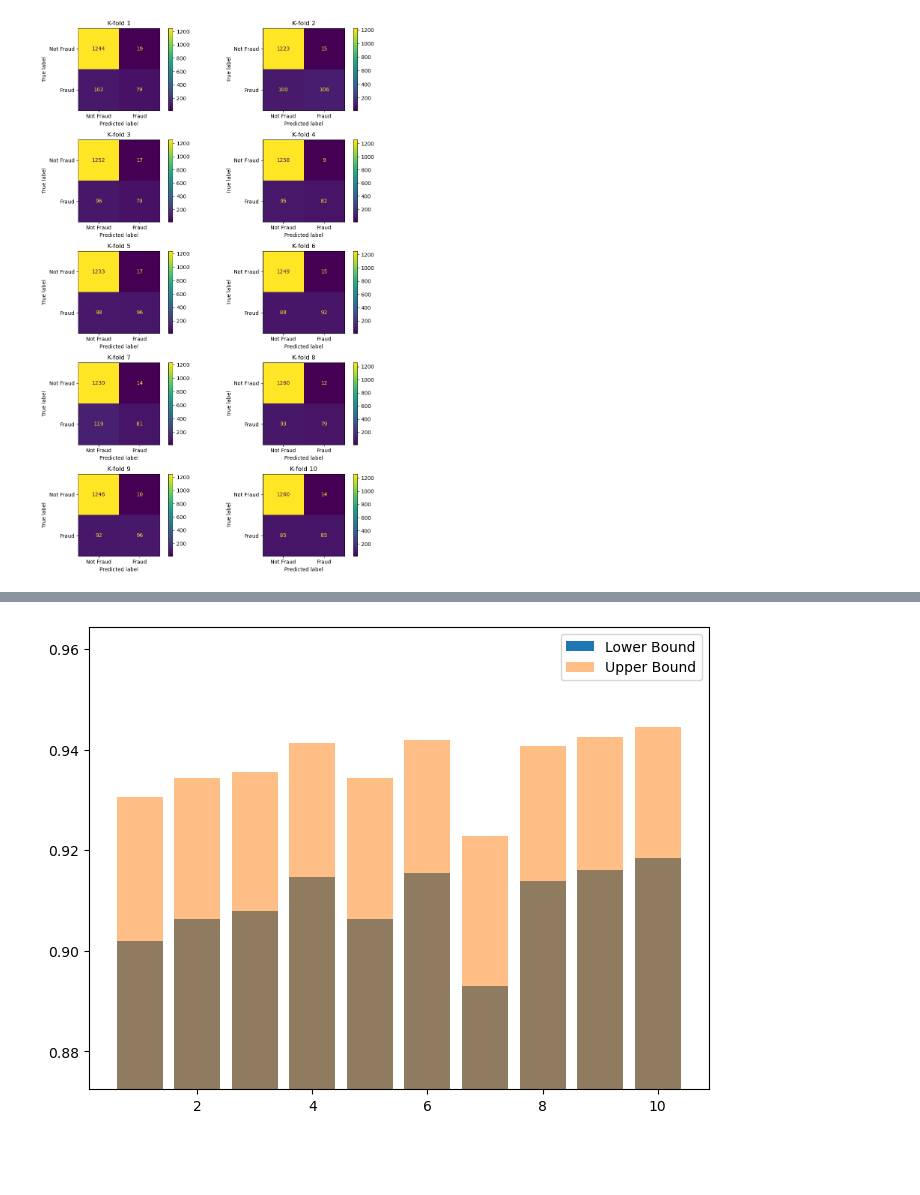
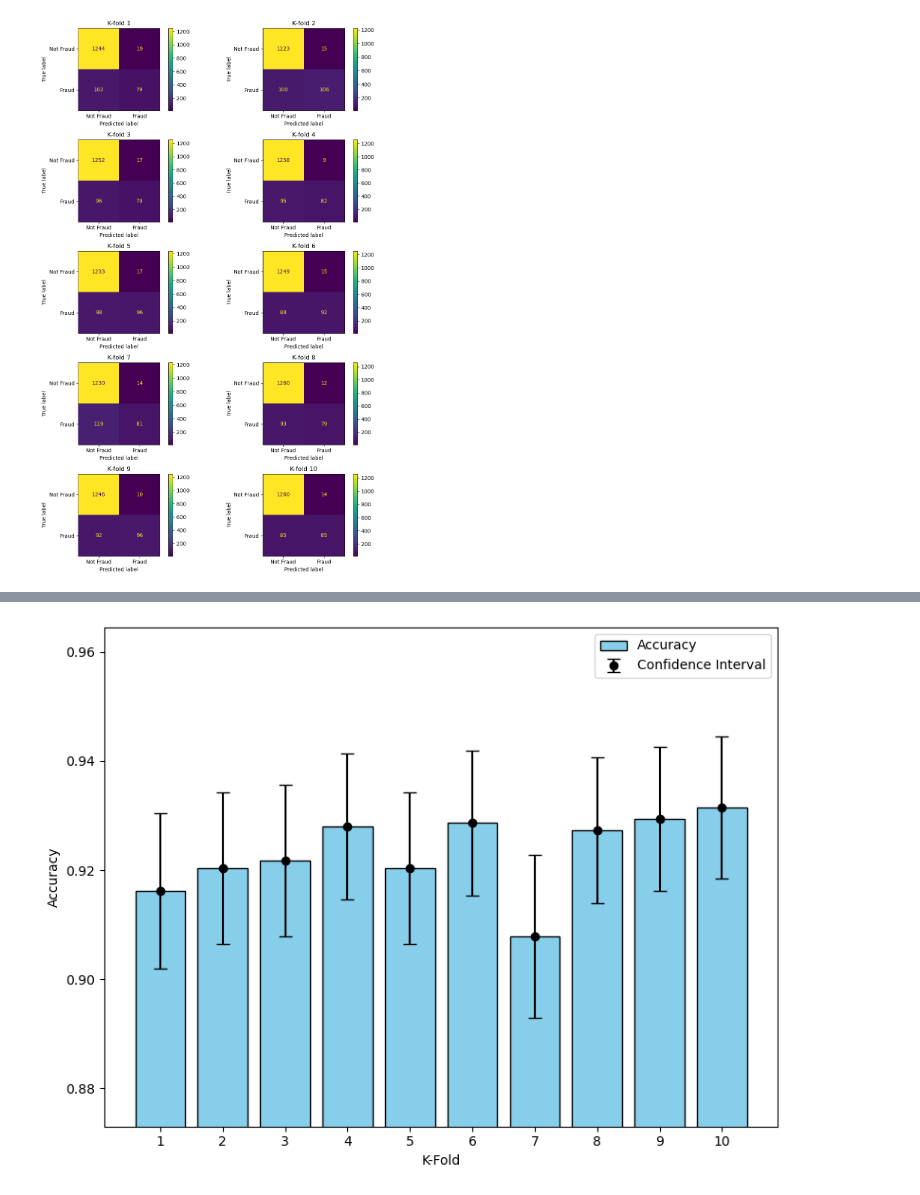
Before and after one commit to smohyud4/fraud-detection-model, a Jupyter notebook: notebooks/main.ipynb, the cells around one changed output, grey strips where cells are left out. Cells and saved outputs as stored; diff of their text form; code cells hidden in the pictures; blank space fills up the shorter version.

```diff
--- a/notebooks/main.ipynb
+++ b/notebooks/main.ipynb
@@ -224,18 +288,29 @@ plt.show()
-# %%
-# turn into a bar graph of the accuracies and then a line plot for the confidence intervals (need to change)
-
-labels = [i+1 for i in range(10)]
-fig, ax = plt.subplots(figsize=(8,6))
-ax.bar(labels, CI_lower_bounds, label="Lower Bound")
-ax.bar(labels, CI_upper_bounds, alpha = 0.5, label="Upper Bound")
-# Set y-axis limits to zoom in at the top
-ymax = max(CI_lower_bounds) * 1.05  # Add a little extra space above the highest bar
-ymin = max(CI_lower_bounds) * 0.95   # Set the lower bound close to the max value to zoom in
-ax.set_ylim([ymin, ymax])
-plt.legend()
-plt.show()
-# %% [output]
-[figure, removed]
+# %%
+# bar graph for
+
+# Sample data for accuracies and confidence interval bounds
+labels = [f"{i + 1}" for i in range(10)]
+
+# Calculate the error margins (distance between accuracy and CI bounds)
+lower_errors = [accuracy - lower for accuracy, lower in zip(accuracies, CI_lower_bounds)]
+upper_errors = [upper - accuracy for accuracy, upper in zip(accuracies, CI_upper_bounds)]
+errors = [lower_errors, upper_errors]
+
+# Create the bar plot with error bars for CIs
+fig, ax = plt.subplots(figsize=(8, 6))
+ax.bar(labels, accuracies, label="Accuracy", color="skyblue", edgecolor="black")
+ax.errorbar(labels, accuracies, yerr=errors, fmt='o', color='black', capsize=5, label="Confidence Interval")
+
+# Labeling and legend
+ax.set_ylim([min(CI_lower_bounds) - 0.02, max(CI_upper_bounds) + 0.02])  # Adjust y-axis for clarity
+ax.set_xlabel("K-Fold")
+ax.set_ylabel("Accuracy")
+plt.legend()
+plt.tight_layout()
+plt.savefig("../images/confidence_intervals.png", format="png", dpi=300)
+plt.show()
+# %% [output]
+[figure, added]
 # %%
 ### FOR ANANT'S IMPROVEMENT SECTION
 # 1) scale the columns (currently we can't use the trans number column at all because sci-kit learn cannot handle it)
```
Also changed, not shown: parts of 9 cells of this notebook, 7 other files.
